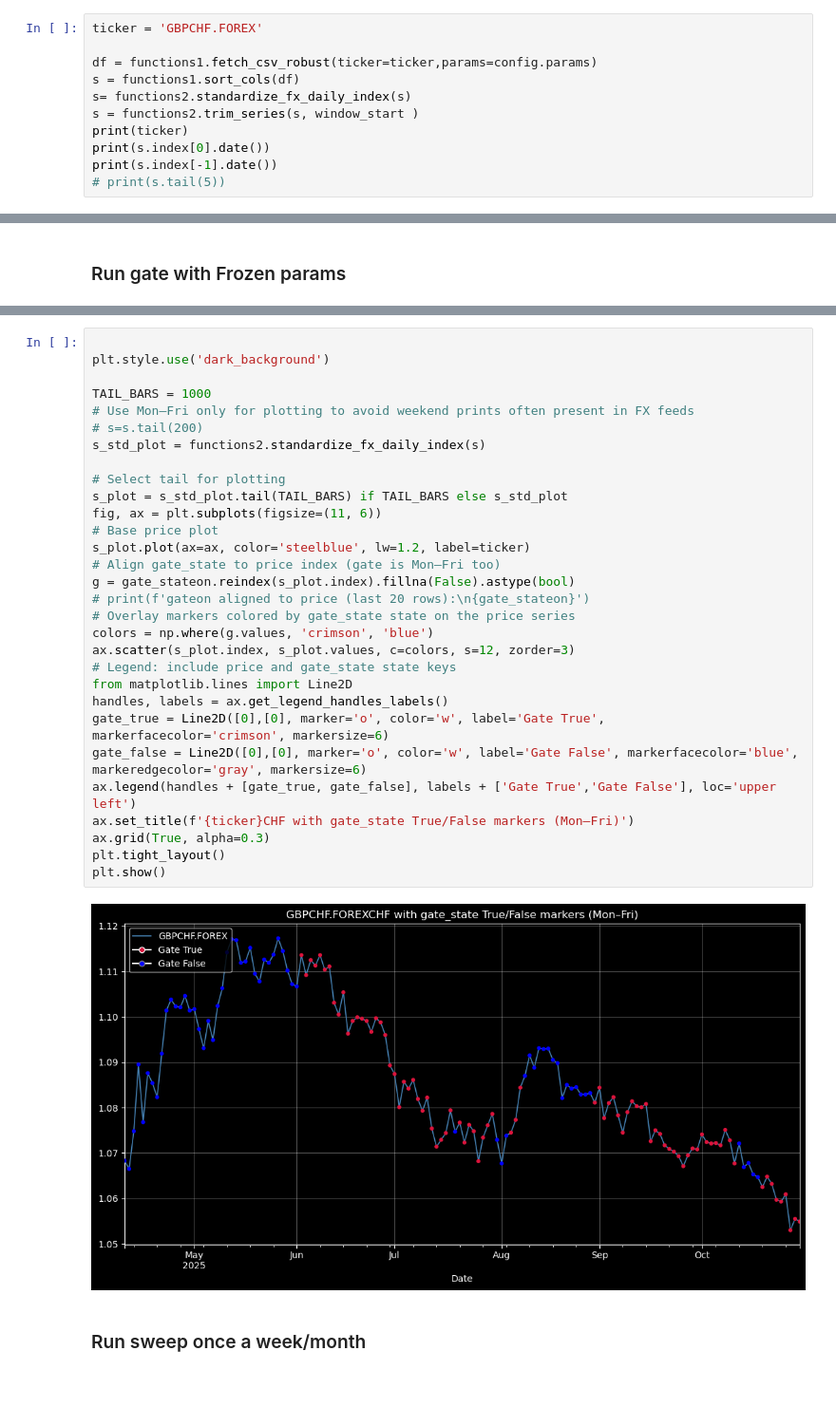
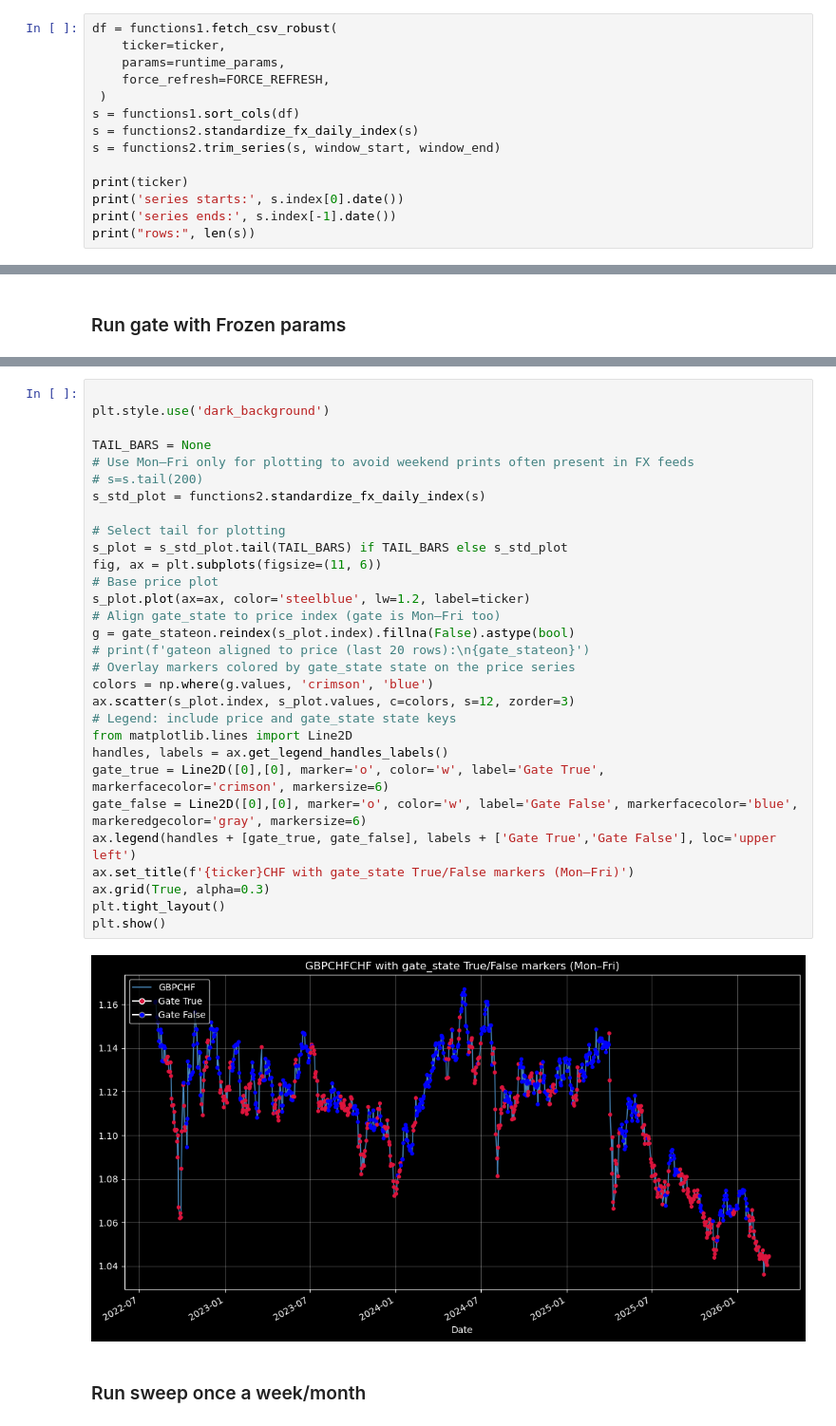
Before and after one commit to nimchimpski/GeoQuant, a Jupyter notebook: fx_hedges/fxshort_run.ipynb, the cells around one changed output, grey strips where cells are left out. Shown at 95% size. Drawn from its saved outputs; the diff is of its cells as text; blank space fills up the shorter version.

Commit message:
refactor, params simplified, % rise kills

```diff
--- a/fx_hedges/fxshort_run.ipynb
+++ b/fx_hedges/fxshort_run.ipynb
@@ -31,12 +57,15 @@ MAX_AGE: 0.001
 # %%
-ticker = 'GBPCHF.FOREX'
+df = functions1.fetch_csv_robust(
+    ticker=ticker,
+    params=runtime_params,
+    force_refresh=FORCE_REFRESH,
+ )
+s = functions1.sort_cols(df)
+s = functions2.standardize_fx_daily_index(s)
+s = functions2.trim_series(s, window_start, window_end)
 
-df = functions1.fetch_csv_robust(ticker=ticker,params=config.params)
-s = functions1.sort_cols(df)
-s= functions2.standardize_fx_daily_index(s)
-s = functions2.trim_series(s, window_start )
 print(ticker)
-print(s.index[0].date())
-print(s.index[-1].date())
-# print(s.tail(5))
+print('series starts:', s.index[0].date())
+print('series ends:', s.index[-1].date())
+print("rows:", len(s))
 # %% [output]
@@ -93,35 +164,35 @@ GATE ON NOW? True
 # %%
 
 plt.style.use('dark_background')
 
-TAIL_BARS = 1000
+TAIL_BARS = None
 # Use Mon–Fri only for plotting to avoid weekend prints often present in FX feeds
 # s=s.tail(200)
 s_std_plot = functions2.standardize_fx_daily_index(s)
 
 # Select tail for plotting
 s_plot = s_std_plot.tail(TAIL_BARS) if TAIL_BARS else s_std_plot
 fig, ax = plt.subplots(figsize=(11, 6))
 # Base price plot
 s_plot.plot(ax=ax, color='steelblue', lw=1.2, label=ticker)
 # Align gate_state to price index (gate is Mon–Fri too)
 g = gate_stateon.reindex(s_plot.index).fillna(False).astype(bool)
 # print(f'gateon aligned to price (last 20 rows):\n{gate_stateon}')
 # Overlay markers colored by gate_state state on the price series
 colors = np.where(g.values, 'crimson', 'blue')
 ax.scatter(s_plot.index, s_plot.values, c=colors, s=12, zorder=3)
 # Legend: include price and gate_state state keys
 from matplotlib.lines import Line2D
 handles, labels = ax.get_legend_handles_labels()
 gate_true = Line2D([0],[0], marker='o', color='w', label='Gate True', markerfacecolor='crimson', markersize=6)
 gate_false = Line2D([0],[0], marker='o', color='w', label='Gate False', markerfacecolor='blue', markeredgecolor='gray', markersize=6)
 ax.legend(handles + [gate_true, gate_false], labels + ['Gate True','Gate False'], loc='upper left')
 ax.set_title(f'{ticker}CHF with gate_state True/False markers (Mon–Fri)')
 ax.grid(True, alpha=0.3)
 plt.tight_layout()
 plt.show()
 # %% [output]
-[figure, old version]
+[figure, new version]
 # %% [markdown]
  ### Run sweep once a week/month
 # %%
```
Also changed, not shown: parts of 15 cells of this notebook, 12 other files.
